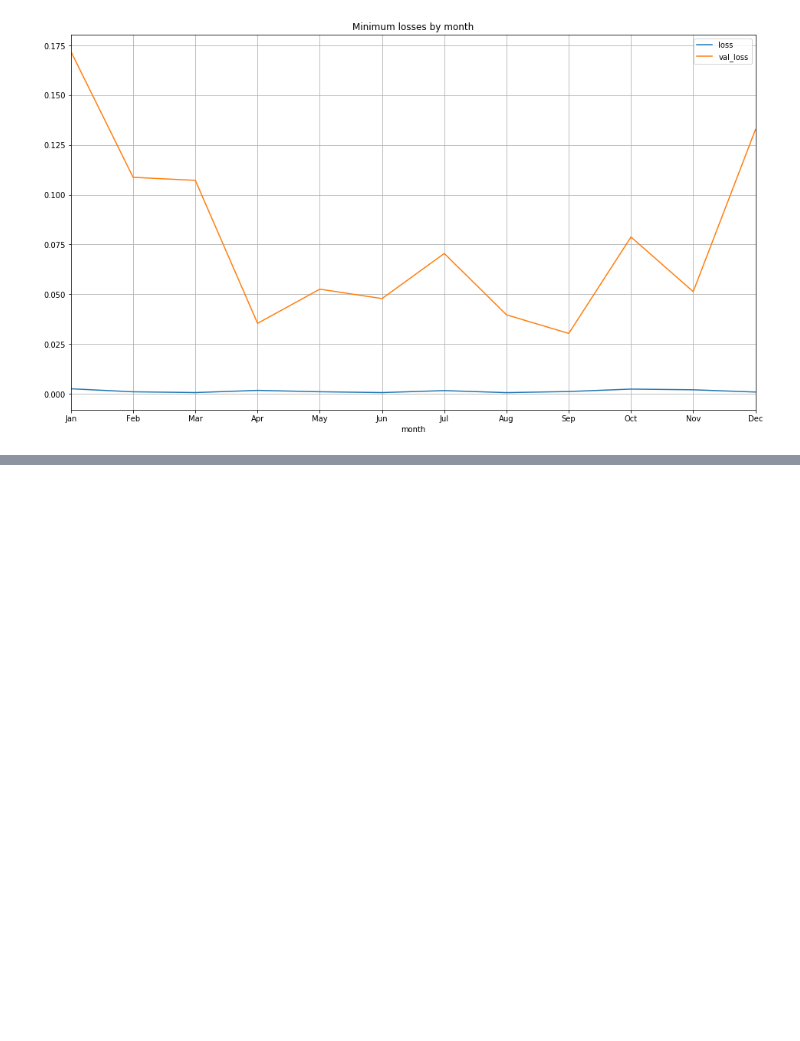
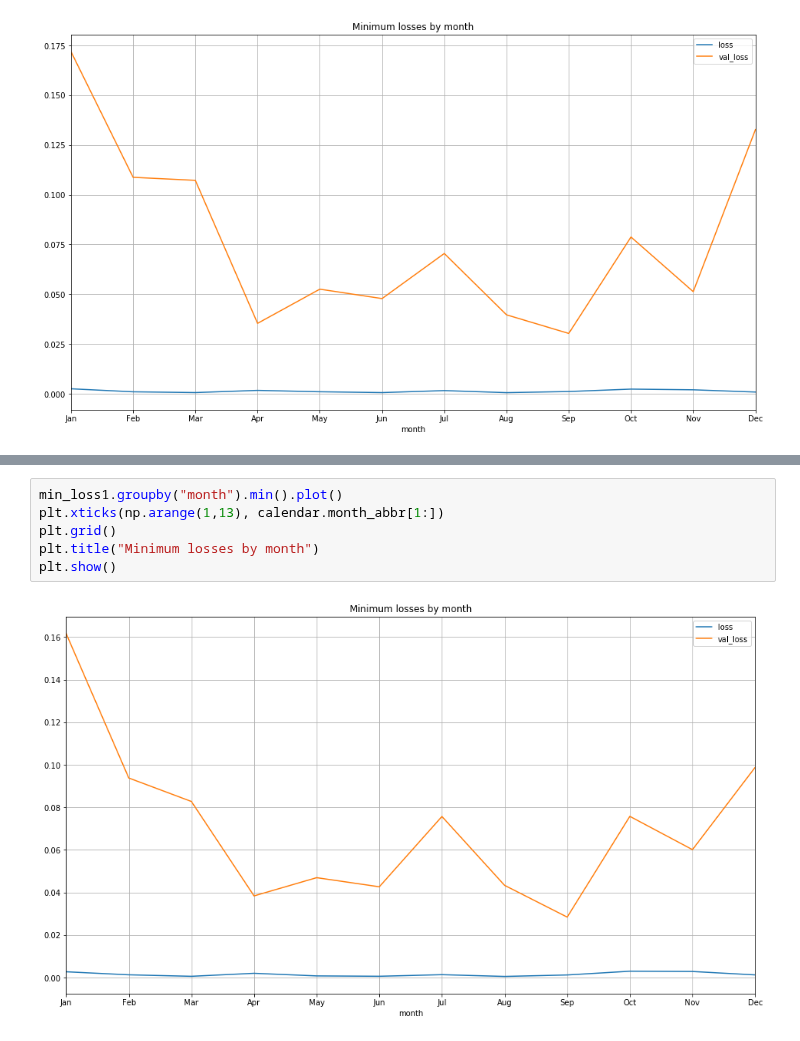
Before and after one commit to leyhline/vix-term-structure, a Jupyter notebook: experiment07.ipynb, the cells around one changed output, grey strips where cells are left out. Saved outputs shown, nothing was run; the diff lists cells and outputs as text; blank space fills up the shorter version.

```diff
--- a/experiment07.ipynb
+++ b/experiment07.ipynb
@@ -87,0 +115,8 @@ plt.show()
+# %%
+min_loss1.groupby("month").min().plot()
+plt.xticks(np.arange(1,13), calendar.month_abbr[1:])
+plt.grid()
+plt.title("Minimum losses by month")
+plt.show()
+# %% [output]
+[figure, added]
```
Also changed, not shown: parts of 5 cells of this notebook.
